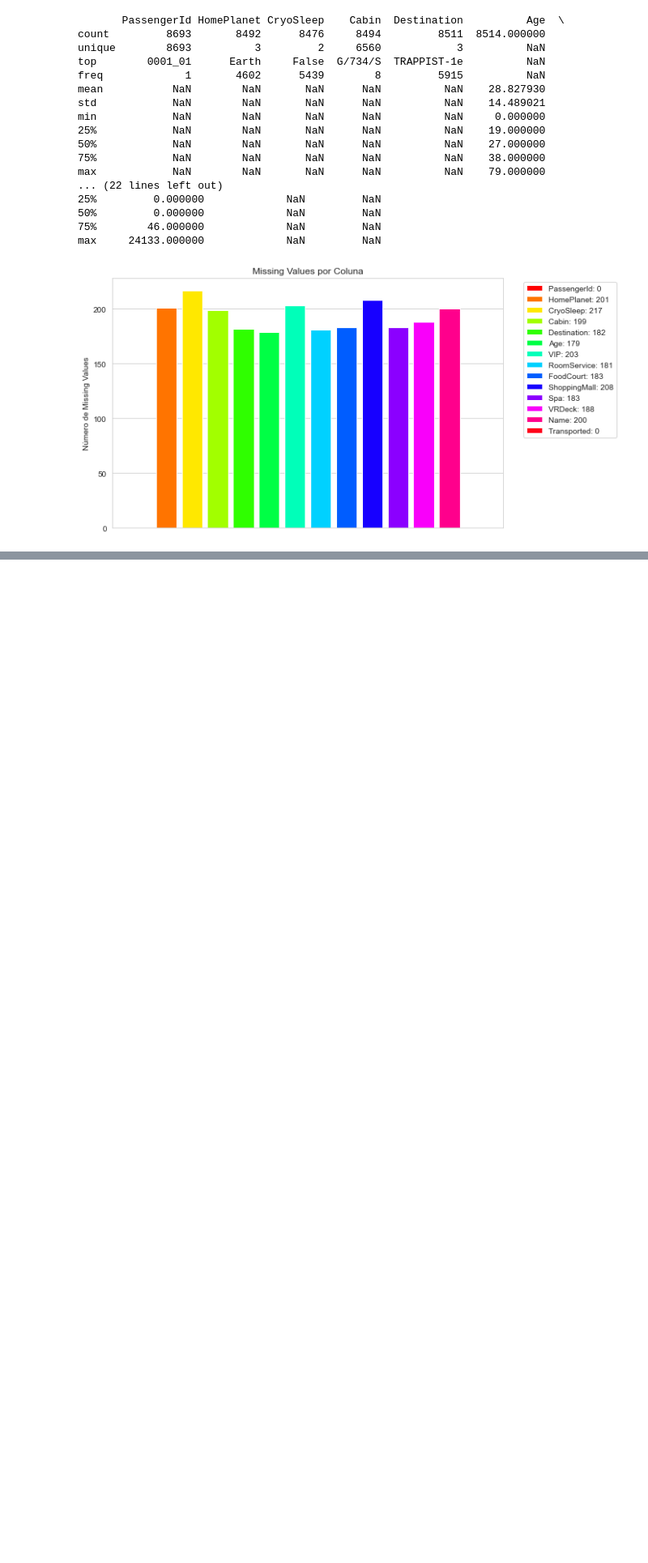
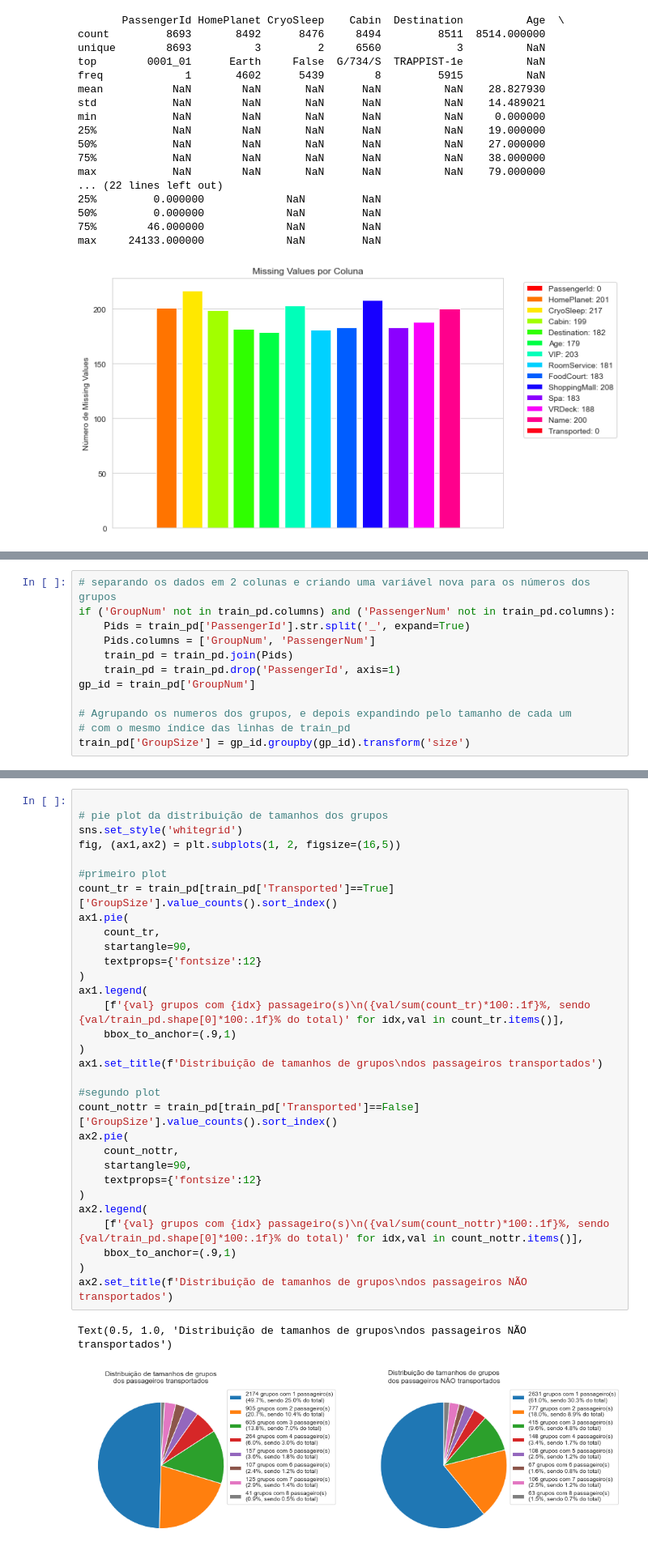
Before and after one commit to mau-estradiote/Kaggle-datasets, a Jupyter notebook: spaceship-titanic/EDA.ipynb, the cells around one changed output, grey strips where cells are left out. Shown at 81% size. Cells and saved outputs as stored; diff of their text form; blank space fills up the shorter version.

```diff
--- a/spaceship-titanic/EDA.ipynb
+++ b/spaceship-titanic/EDA.ipynb
@@ -297,0 +389,12 @@ pieplots(test_pd, binary_features+categorical_features,dscb=False,df_test=True)
+# %%
+# separando os dados em 2 colunas e criando uma variável nova para os números dos grupos
+if ('GroupNum' not in train_pd.columns) and ('PassengerNum' not in train_pd.columns):
+    Pids = train_pd['PassengerId'].str.split('_', expand=True)
+    Pids.columns = ['GroupNum', 'PassengerNum']
+    train_pd = train_pd.join(Pids)
+    train_pd = train_pd.drop('PassengerId', axis=1)
+gp_id = train_pd['GroupNum']
+
+# Agrupando os numeros dos grupos, e depois expandindo pelo tamanho de cada um
+# com o mesmo índice das linhas de train_pd
+train_pd['GroupSize'] = gp_id.groupby(gp_id).transform('size')
@@ -297,0 +405,34 @@ pieplots(test_pd, binary_features+categorical_features,dscb=False,df_test=True)
+# %%
+
+# pie plot da distribuição de tamanhos dos grupos
+sns.set_style('whitegrid')
+fig, (ax1,ax2) = plt.subplots(1, 2, figsize=(16,5))
+
+#primeiro plot
+count_tr = train_pd[train_pd['Transported']==True]['GroupSize'].value_counts().sort_index()
+ax1.pie(
+    count_tr,
+    startangle=90,
+    textprops={'fontsize':12}
+)
+ax1.legend(
+    [f'{val} grupos com {idx} passageiro(s)\n({val/sum(count_tr)*100:.1f}%, sendo {val/train_pd.shape[0]*100:.1f}% do total)' for idx,val in count_tr.items()],
+    bbox_to_anchor=(.9,1)
+)
+ax1.set_title(f'Distribuição de tamanhos de grupos\ndos passageiros transportados')
+
+#segundo plot
+count_nottr = train_pd[train_pd['Transported']==False]['GroupSize'].value_counts().sort_index()
+ax2.pie(
+    count_nottr,
+    startangle=90,
+    textprops={'fontsize':12}
+)
+ax2.legend(
+    [f'{val} grupos com {idx} passageiro(s)\n({val/sum(count_nottr)*100:.1f}%, sendo {val/train_pd.shape[0]*100:.1f}% do total)' for idx,val in count_nottr.items()],
+    bbox_to_anchor=(.9,1)
+)
+ax2.set_title(f'Distribuição de tamanhos de grupos\ndos passageiros NÃO transportados')
+# %% [output]
+Text(0.5, 1.0, 'Distribuição de tamanhos de grupos\ndos passageiros NÃO transportados')
+[figure, added]
```
Also changed, not shown: parts of 40 cells of this notebook, 3 other files.
